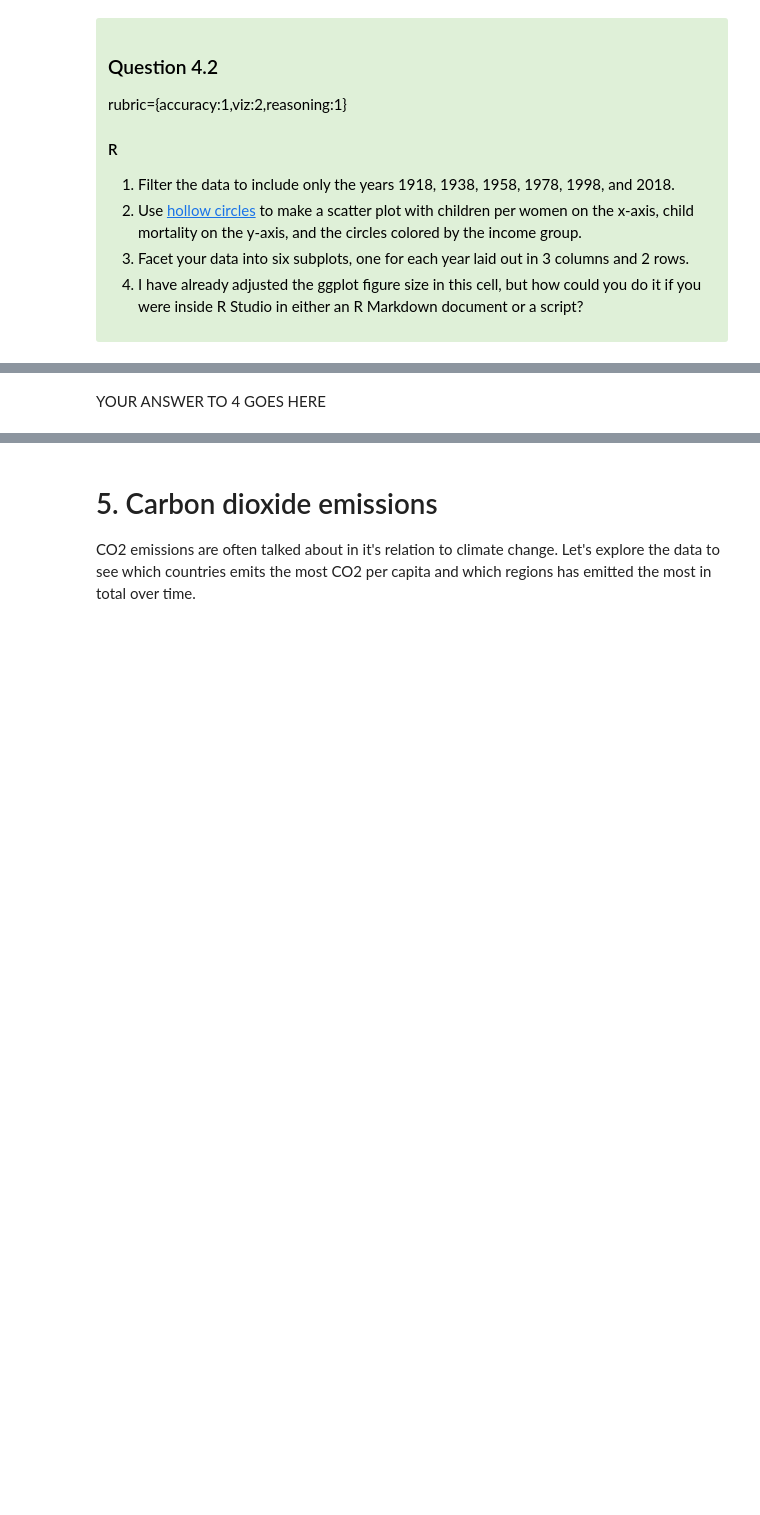
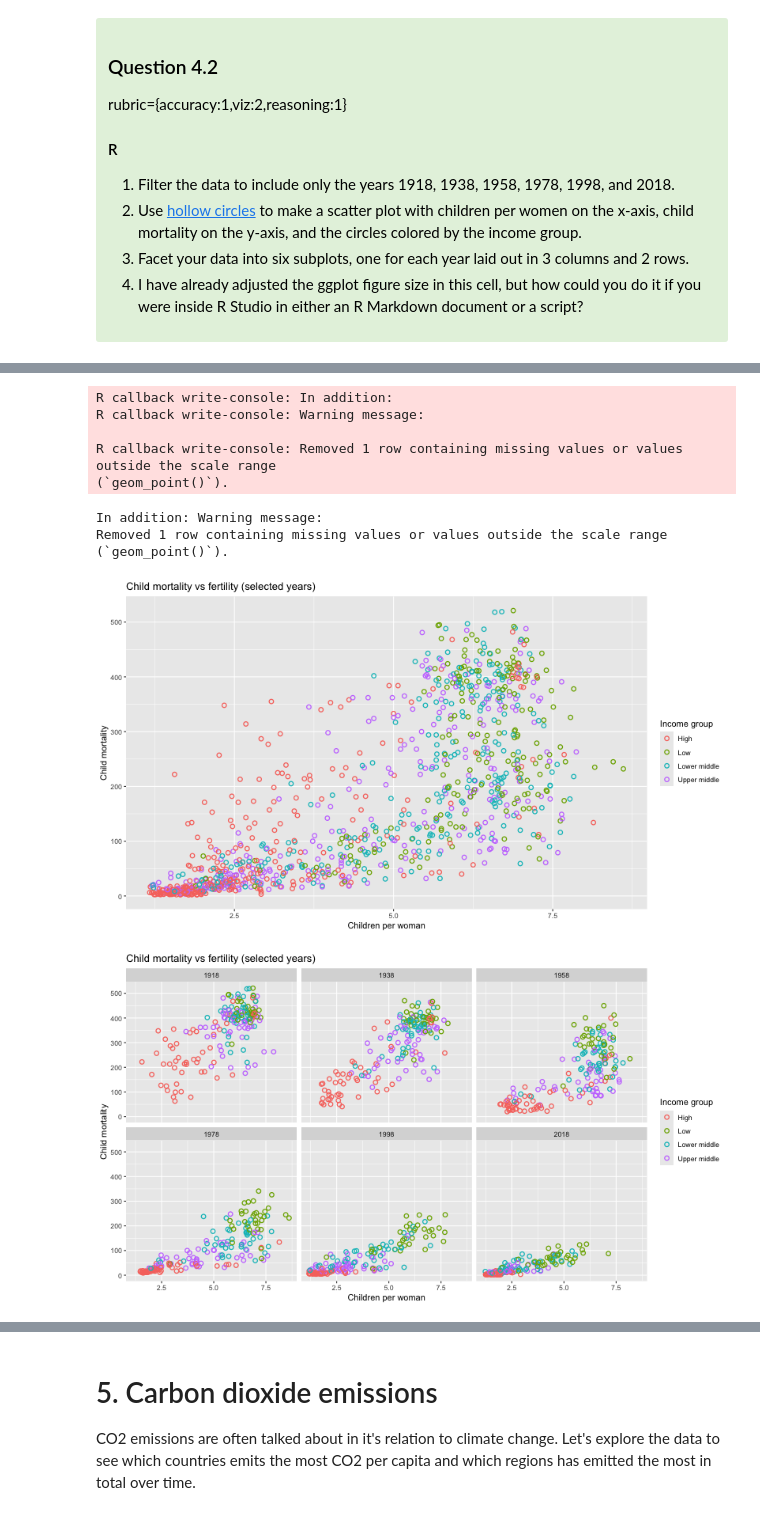
Before and after one commit to JordanKaseram/MDS-Data-550-Labs, a Jupyter notebook: Lab 1/lab1_python (1).ipynb, the cells around one changed output, grey strips where cells are left out. Drawn from its saved outputs; the diff is of its cells as text; code cells hidden in the pictures; blank space fills up the shorter version.

```diff
--- a/Lab 1/lab1_python (1).ipynb
+++ b/Lab 1/lab1_python (1).ipynb
@@ -480,2 +514,35 @@ UsageError: Cell magic `%%R` not found.
-# %% [markdown]
-YOUR ANSWER TO 4 GOES HERE
+# %%
+%%R -w 800 -h 450
+# YOUR R ANSWER GOES HERE
+#Q4.2
+years_keep <- c(1918, 1938, 1958, 1978, 1998, 2018)
+
+gm_6yrs <- gm_data[gm_data$year %in% years_keep, ]
+
+p4 <- ggplot(
+  gm_6yrs,
+  aes(x = children_per_woman, y = child_mortality, color = income_group)
+) +
+  geom_point(shape = 1, size = 2, stroke = 0.9) +
+  labs(
+    x = "Children per woman",
+    y = "Child mortality",
+    color = "Income group",
+    title = "Child mortality vs fertility (selected years)"
+  )
+
+print(p4)
+
+layer1 <- facet_wrap(~ year, ncol = 3)
+p4 + layer1
+# %% [output]
+R callback write-console: In addition:
+R callback write-console: Warning message:
+
+R callback write-console: Removed 1 row containing missing values or values outside the scale range
+(`geom_point()`).
+In addition: Warning message:
+Removed 1 row containing missing values or values outside the scale range
+(`geom_point()`).
+[figure, added]
+[figure, added]
```
Also changed, not shown: parts of 22 cells of this notebook.
